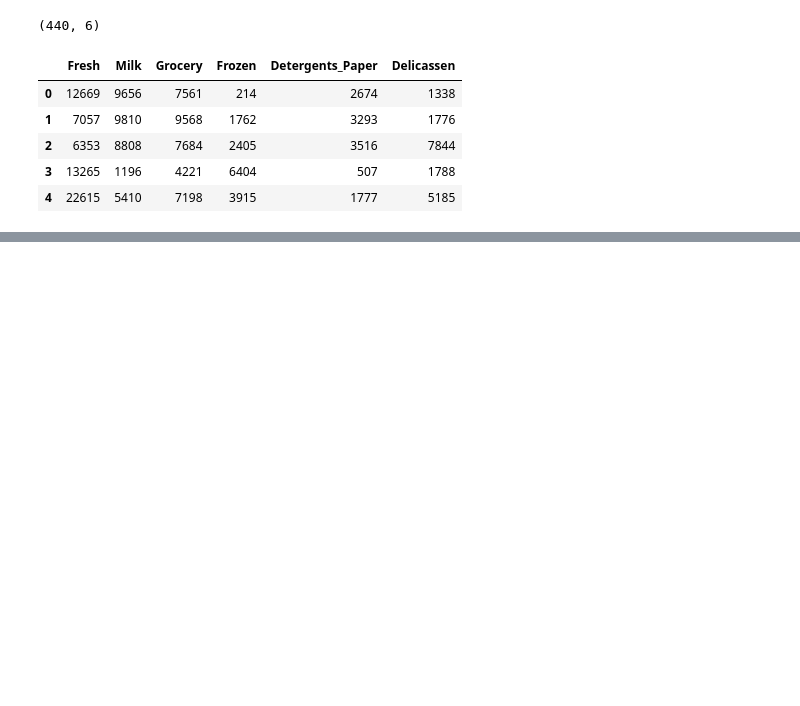
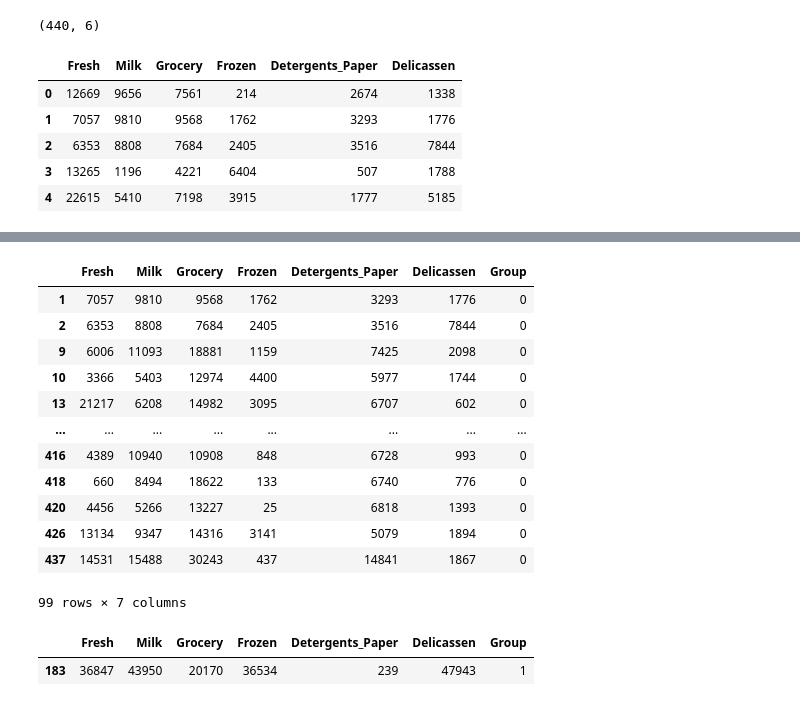
Before and after one commit to Rajeevkavala/Application-Development, a Jupyter notebook: Day-24.ipynb, the cells around one changed output, grey strips where cells are left out. Cells and saved outputs as stored; diff of their text form; code cells hidden in the pictures; blank space fills up the shorter version.

```diff
--- a/Day-24.ipynb
+++ b/Day-24.ipynb
@@ -353,0 +354,21 @@ np.float64(0.3453424633499498)
+# %%
+cust_kmeans_data[cust_kmeans_data["Group"]==0]
+# %% [output]
+|  | Fresh | Milk | Grocery | Frozen | Detergents_Paper | Delicassen | Group |
+| 1 | 7057 | 9810 | 9568 | 1762 | 3293 | 1776 | 0 |
+| 2 | 6353 | 8808 | 7684 | 2405 | 3516 | 7844 | 0 |
+| 9 | 6006 | 11093 | 18881 | 1159 | 7425 | 2098 | 0 |
+| 10 | 3366 | 5403 | 12974 | 4400 | 5977 | 1744 | 0 |
+| 13 | 21217 | 6208 | 14982 | 3095 | 6707 | 602 | 0 |
+| ... | ... | ... | ... | ... | ... | ... | ... |
+| 416 | 4389 | 10940 | 10908 | 848 | 6728 | 993 | 0 |
+| 418 | 660 | 8494 | 18622 | 133 | 6740 | 776 | 0 |
+| 420 | 4456 | 5266 | 13227 | 25 | 6818 | 1393 | 0 |
+| 426 | 13134 | 9347 | 14316 | 3141 | 5079 | 1894 | 0 |
+| 437 | 14531 | 15488 | 30243 | 437 | 14841 | 1867 | 0 |
+99 rows × 7 columns
+# %%
+cust_kmeans_data[cust_kmeans_data["Group"]==1]
+# %% [output]
+|  | Fresh | Milk | Grocery | Frozen | Detergents_Paper | Delicassen | Group |
+| 183 | 36847 | 43950 | 20170 | 36534 | 239 | 47943 | 1 |
```
Also changed, not shown: parts of 13 cells of this notebook.
